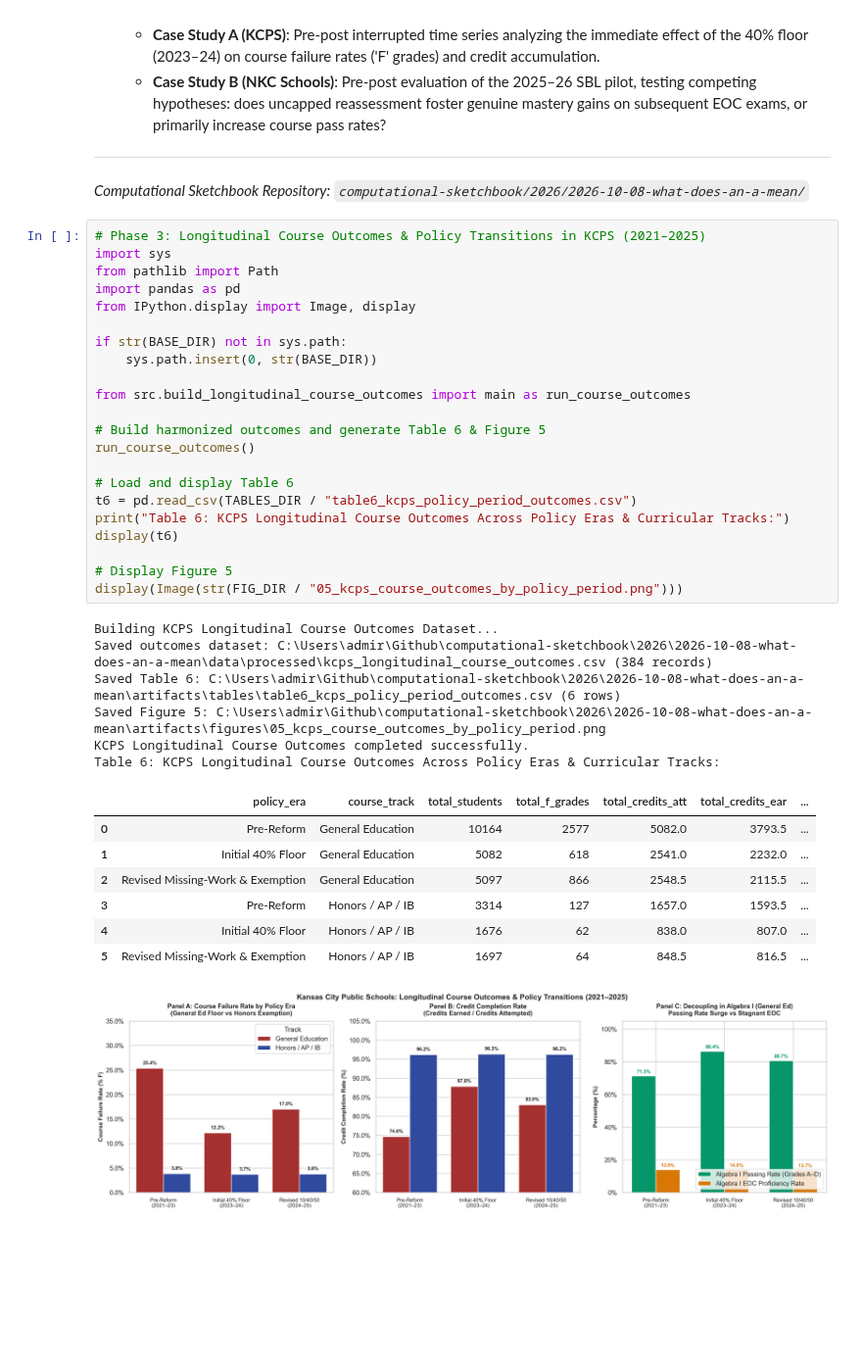
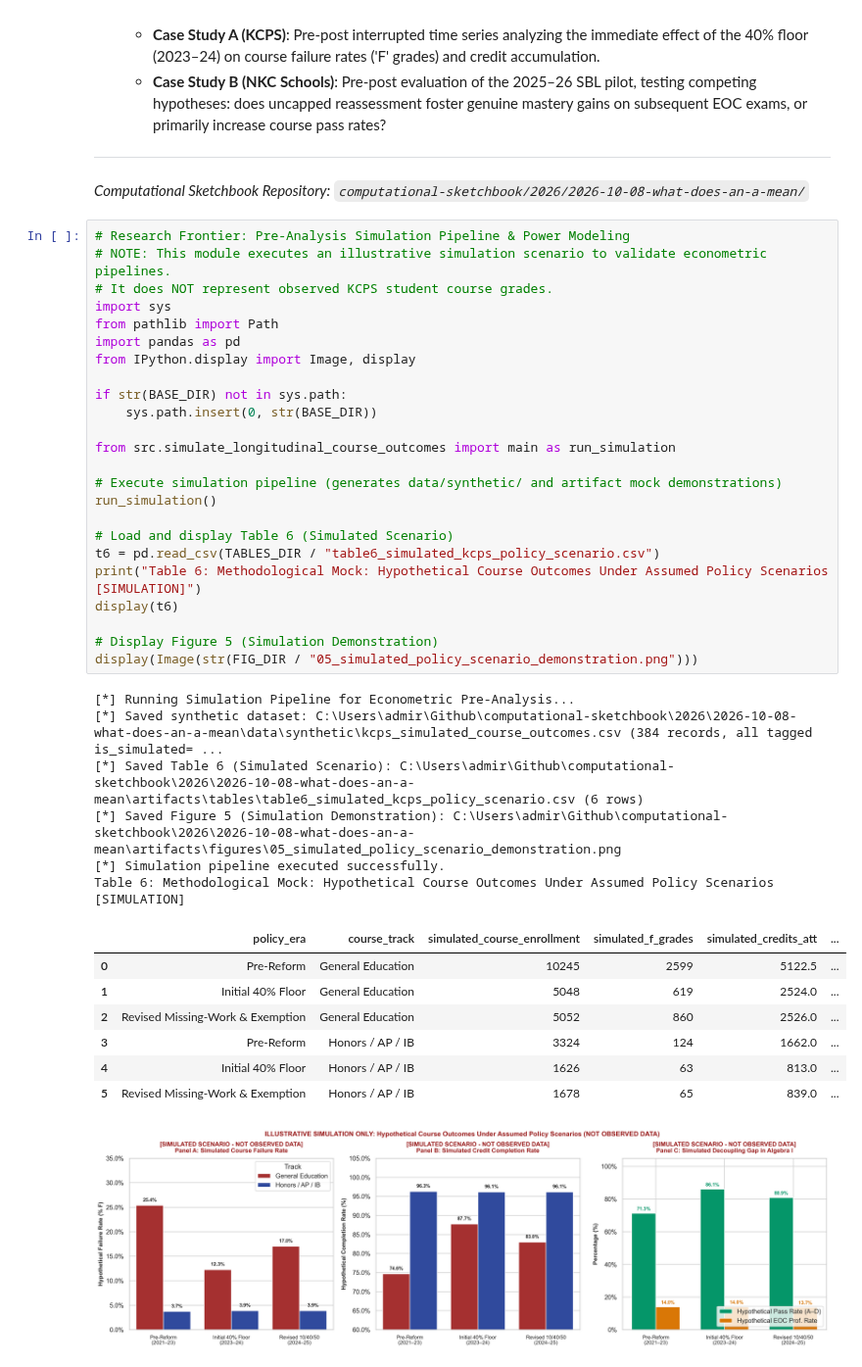
Before and after one commit to admiralorbiter/computational-sketchbook, a Jupyter notebook: 2026/2026-10-08-what-does-an-a-mean/notebooks/01_what_does_an_a_mean.ipynb, the cells around one changed output. Shown at 98% size. Drawn from its saved outputs; the diff is of its cells as text; blank space fills up the shorter version.

Commit message:
fix(2026-10-08-what-does-an-a-mean): segregate synthetic simulation, withdraw empirical claims, and establish real evidence roadmap

```diff
--- a/2026/2026-10-08-what-does-an-a-mean/notebooks/01_what_does_an_a_mean.ipynb
+++ b/2026/2026-10-08-what-does-an-a-mean/notebooks/01_what_does_an_a_mean.ipynb
@@ -435,39 +435,41 @@ The empirical results from **Figure 4** and **Table 4** clarify the relationship
 ---
 *Computational Sketchbook Repository: `computational-sketchbook/2026/2026-10-08-what-does-an-a-mean/`*
 # %%
-# Phase 3: Longitudinal Course Outcomes & Policy Transitions in KCPS (2021–2025)
+# Research Frontier: Pre-Analysis Simulation Pipeline & Power Modeling
+# NOTE: This module executes an illustrative simulation scenario to validate econometric pipelines.
+# It does NOT represent observed KCPS student course grades.
 import sys
 from pathlib import Path
 import pandas as pd
 from IPython.display import Image, display
 
 if str(BASE_DIR) not in sys.path:
     sys.path.insert(0, str(BASE_DIR))
 
-from src.build_longitudinal_course_outcomes import main as run_course_outcomes
+from src.simulate_longitudinal_course_outcomes import main as run_simulation
 
-# Build harmonized outcomes and generate Table 6 & Figure 5
-run_course_outcomes()
+# Execute simulation pipeline (generates data/synthetic/ and artifact mock demonstrations)
+run_simulation()
 
-# Load and display Table 6
-t6 = pd.read_csv(TABLES_DIR / "table6_kcps_policy_period_outcomes.csv")
-print("Table 6: KCPS Longitudinal Course Outcomes Across Policy Eras & Curricular Tracks:")
+# Load and display Table 6 (Simulated Scenario)
+t6 = pd.read_csv(TABLES_DIR / "table6_simulated_kcps_policy_scenario.csv")
+print("Table 6: Methodological Mock: Hypothetical Course Outcomes Under Assumed Policy Scenarios [SIMULATION]")
 display(t6)
 
-# Display Figure 5
-display(Image(str(FIG_DIR / "05_kcps_course_outcomes_by_policy_period.png")))
+# Display Figure 5 (Simulation Demonstration)
+display(Image(str(FIG_DIR / "05_simulated_policy_scenario_demonstration.png")))
 # %% [output]
-Building KCPS Longitudinal Course Outcomes Dataset...
-Saved outcomes dataset: C:\Users\admir\Github\computational-sketchbook\2026\2026-10-08-what-does-an-a-mean\data\processed\kcps_longitudinal_course_outcomes.csv (384 records)
-Saved Table 6: C:\Users\admir\Github\computational-sketchbook\2026\2026-10-08-what-does-an-a-mean\artifacts\tables\table6_kcps_policy_period_outcomes.csv (6 rows)
-Saved Figure 5: C:\Users\admir\Github\computational-sketchbook\2026\2026-10-08-what-does-an-a-mean\artifacts\figures\05_kcps_course_outcomes_by_policy_period.png
-KCPS Longitudinal Course Outcomes completed successfully.
-Table 6: KCPS Longitudinal Course Outcomes Across Policy Eras & Curricular Tracks:
+[*] Running Simulation Pipeline for Econometric Pre-Analysis...
+[*] Saved synthetic dataset: C:\Users\admir\Github\computational-sketchbook\2026\2026-10-08-what-does-an-a-mean\data\synthetic\kcps_simulated_course_outcomes.csv (384 records, all tagged is_simulated= ...
+[*] Saved Table 6 (Simulated Scenario): C:\Users\admir\Github\computational-sketchbook\2026\2026-10-08-what-does-an-a-mean\artifacts\tables\table6_simulated_kcps_policy_scenario.csv (6 rows)
+[*] Saved Figure 5 (Simulation Demonstration): C:\Users\admir\Github\computational-sketchbook\2026\2026-10-08-what-does-an-a-mean\artifacts\figures\05_simulated_policy_scenario_demonstration.png
+[*] Simulation pipeline executed successfully.
+Table 6: Methodological Mock: Hypothetical Course Outcomes Under Assumed Policy Scenarios [SIMULATION]
-|  | policy_era | course_track | total_students | total_f_grades | total_credits_att | total_credits_ear | ... |
-| 0 | Pre-Reform | General Education | 10164 | 2577 | 5082.0 | 3793.5 | ... |
-| 1 | Initial 40% Floor | General Education | 5082 | 618 | 2541.0 | 2232.0 | ... |
-| 2 | Revised Missing-Work & Exemption | General Education | 5097 | 866 | 2548.5 | 2115.5 | ... |
-| 3 | Pre-Reform | Honors / AP / IB | 3314 | 127 | 1657.0 | 1593.5 | ... |
-| 4 | Initial 40% Floor | Honors / AP / IB | 1676 | 62 | 838.0 | 807.0 | ... |
-| 5 | Revised Missing-Work & Exemption | Honors / AP / IB | 1697 | 64 | 848.5 | 816.5 | ... |
+|  | policy_era | course_track | simulated_course_enrollment | simulated_f_grades | simulated_credits_att | ... |
+| 0 | Pre-Reform | General Education | 10245 | 2599 | 5122.5 | ... |
+| 1 | Initial 40% Floor | General Education | 5048 | 619 | 2524.0 | ... |
+| 2 | Revised Missing-Work & Exemption | General Education | 5052 | 860 | 2526.0 | ... |
+| 3 | Pre-Reform | Honors / AP / IB | 3324 | 124 | 1662.0 | ... |
+| 4 | Initial 40% Floor | Honors / AP / IB | 1626 | 63 | 813.0 | ... |
+| 5 | Revised Missing-Work & Exemption | Honors / AP / IB | 1678 | 65 | 839.0 | ... |
-[figure, old version]
+[figure, new version]
```
Also changed, not shown: parts of 2 cells of this notebook, 13 other files.
